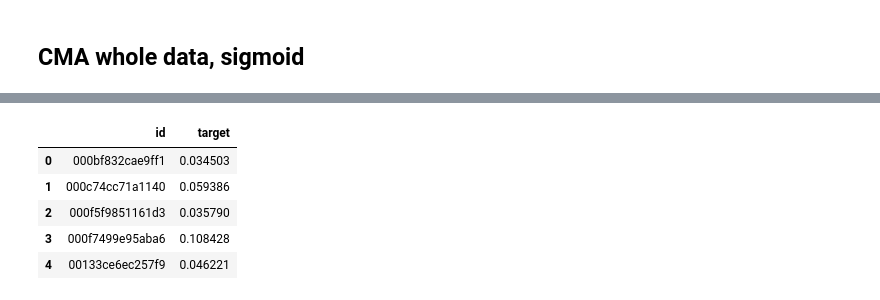
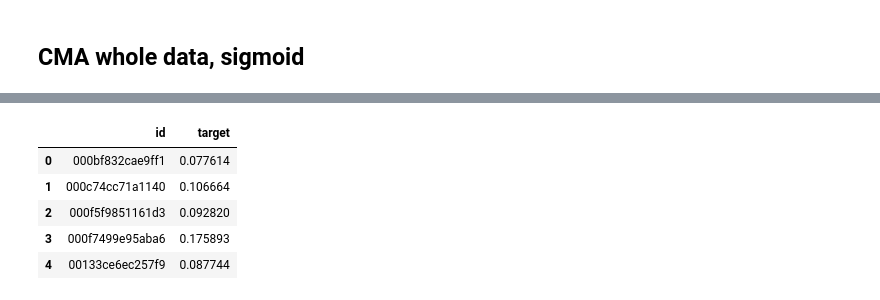
Before and after one commit to yamaguchi-milkcocholate/SETI, a Jupyter notebook: notebooks/ensemble.ipynb, the cells around one changed output, grey strips where cells are left out. Saved outputs shown, nothing was run; the diff lists cells and outputs as text; code cells hidden in the pictures.

```diff
--- a/notebooks/ensemble.ipynb
+++ b/notebooks/ensemble.ipynb
@@ -210,21 +208,23 @@ for generation in range(300):
 #216 0.86109 [ 0.42  12.347 21.209  3.645  2.568 -0.424  0.82 ]
 #238 0.86109 [ 0.42  12.347 21.208  3.645  2.568 -0.424  0.82 ]
 # %%
-sub_lb = pd.read_csv('./submission_pl0.757.csv')
-my_sub = pd.read_csv('./my_submission.csv')
+sub_lb = pd.read_csv('./submission_pl0.767.csv')
+sub_lb['target'] = np.clip(sub_lb['target'], 0, 1)
+my_sub = pd.read_csv('./my_submission_512effv2_tta.csv')
+
 submission_df = sub_lb.merge(my_sub, on='id')
 submission_df['target'] = (submission_df['target_x'] + submission_df['target_y']) / 2
 submission_df['target'] = np.clip(submission_df['target'], 0, 1)
 submission_df = submission_df[['id', 'target']]
 submission_df.to_csv('submission.csv', index=False)
 submission_df.head()
 # %% [output]
 |  | id | target |
-| 0 | 000bf832cae9ff1 | 0.034503 |
-| 1 | 000c74cc71a1140 | 0.059386 |
-| 2 | 000f5f9851161d3 | 0.035790 |
-| 3 | 000f7499e95aba6 | 0.108428 |
-| 4 | 00133ce6ec257f9 | 0.046221 |
+| 0 | 000bf832cae9ff1 | 0.077614 |
+| 1 | 000c74cc71a1140 | 0.106664 |
+| 2 | 000f5f9851161d3 | 0.092820 |
+| 3 | 000f7499e95aba6 | 0.175893 |
+| 4 | 00133ce6ec257f9 | 0.087744 |
 # %%
 submission_df['target'] = np.where(submission_df.target < 0.02, 0, submission_df.target)
 submission_df.to_csv('submission1.csv', index=False)
```
Also changed, not shown: parts of 1 cell of this notebook.
